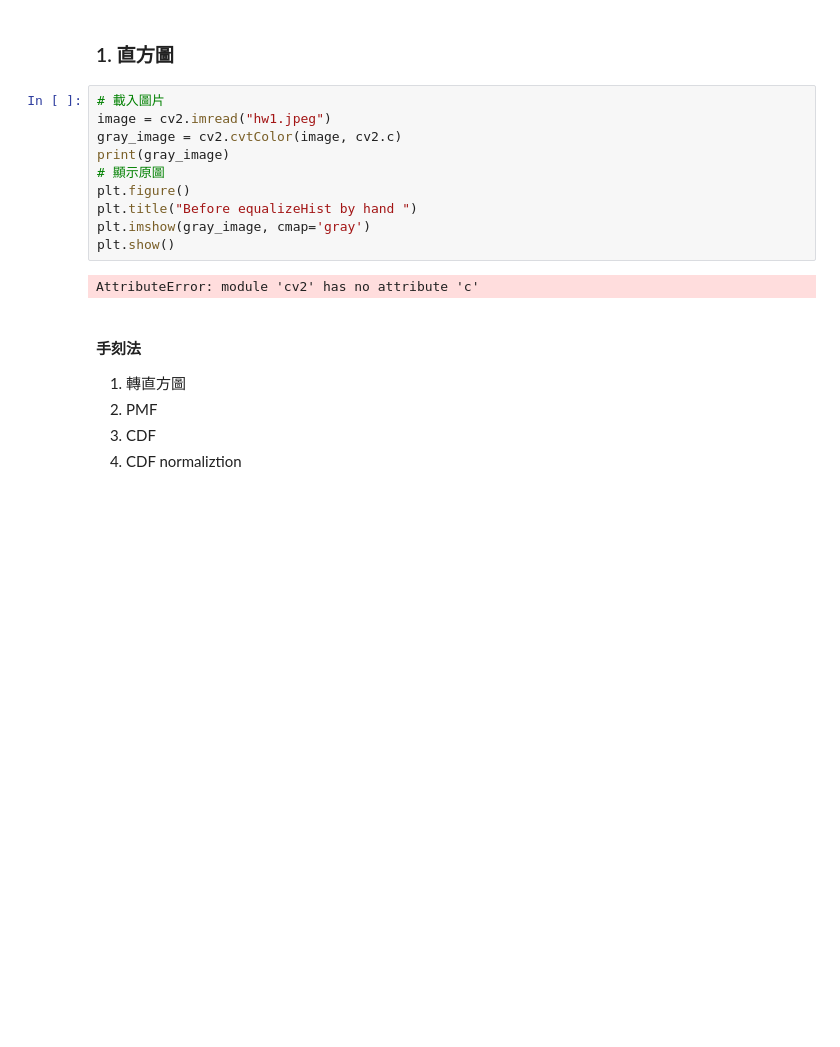
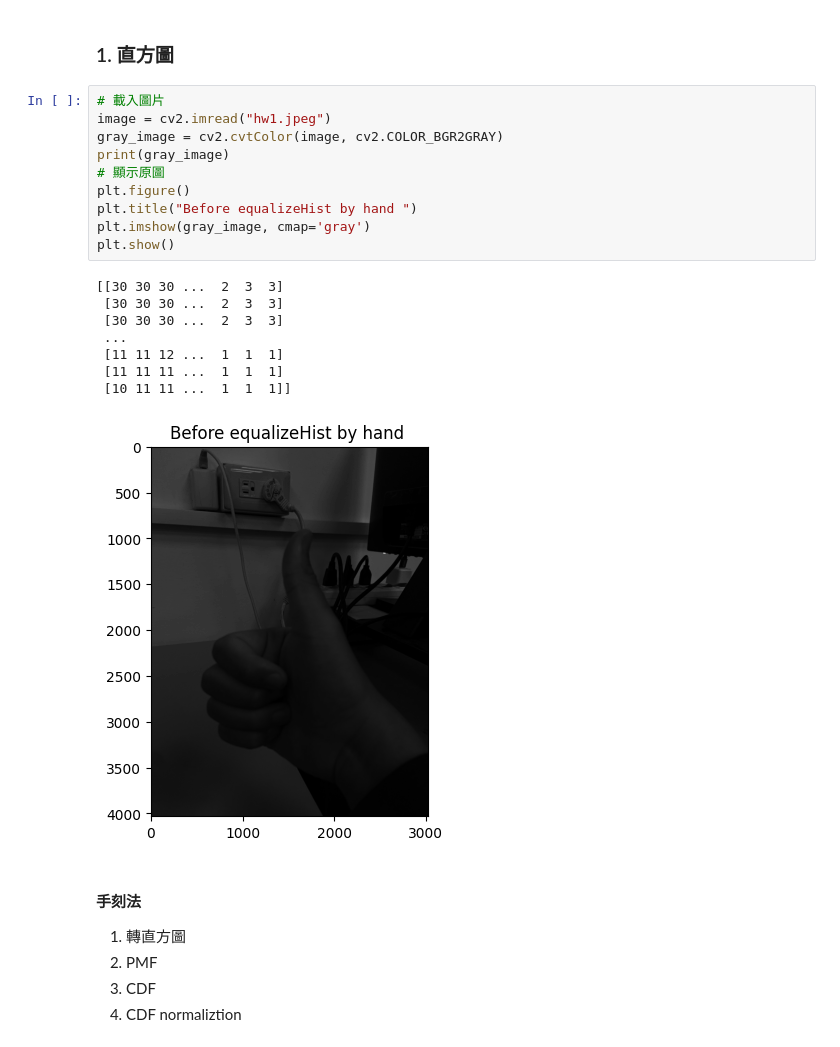
Before and after one commit to hhjjy/capstone, a Jupyter notebook: hw1/hw_1_hist_filter.ipynb, the cells around one changed output. Cells and saved outputs as stored; diff of their text form; blank space fills up the shorter version.

```diff
--- a/hw_1.ipynb
+++ b/hw1/hw_1_hist_filter.ipynb
@@ -10,15 +10,22 @@ from matplotlib import pyplot as plt
 # %%
 # 載入圖片
 image = cv2.imread("hw1.jpeg")
-gray_image = cv2.cvtColor(image, cv2.c)
+gray_image = cv2.cvtColor(image, cv2.COLOR_BGR2GRAY)
 print(gray_image)
 # 顯示原圖
 plt.figure()
 plt.title("Before equalizeHist by hand ")
 plt.imshow(gray_image, cmap='gray')
 plt.show()
 # %% [output]
-AttributeError: module 'cv2' has no attribute 'c'
+[[30 30 30 ...  2  3  3]
+ [30 30 30 ...  2  3  3]
+ [30 30 30 ...  2  3  3]
+ ...
+ [11 11 12 ...  1  1  1]
+ [11 11 11 ...  1  1  1]
+ [10 11 11 ...  1  1  1]]
+[figure, added]
 # %% [markdown]
 #### 手刻法
 1. 轉直方圖
```
Also changed, not shown: parts of 1 cell of this notebook, 20 other files.
